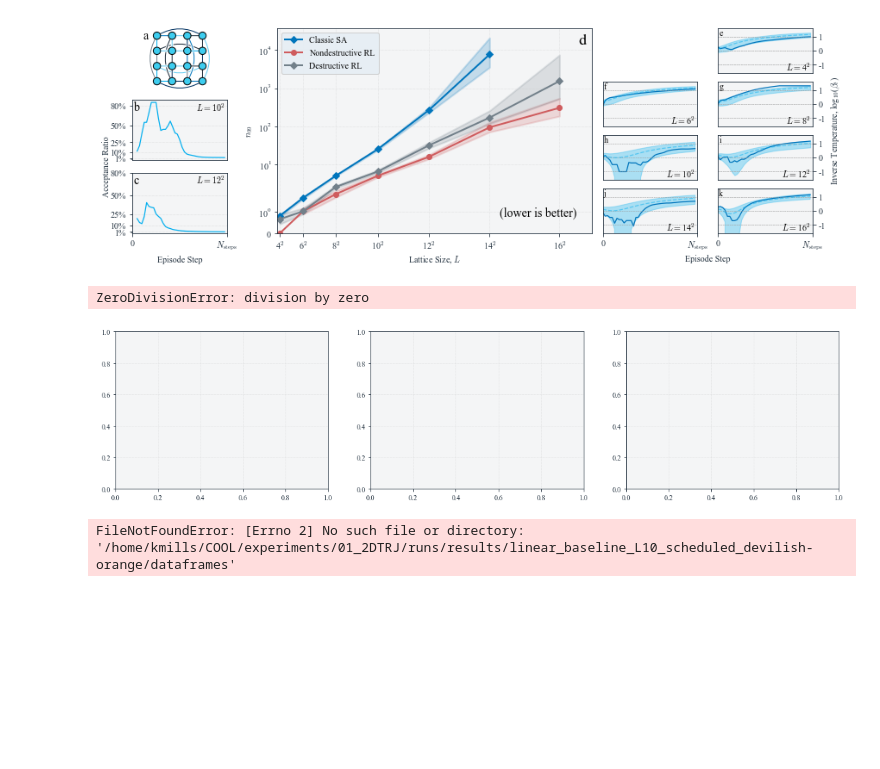
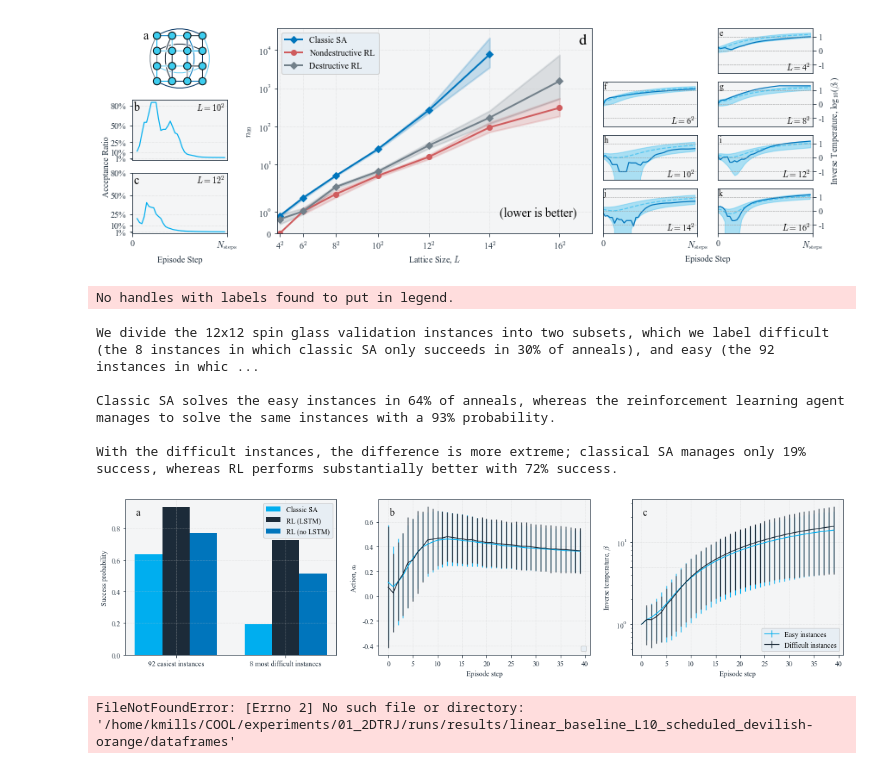
Before and after one commit to millskyle/COOL-1, a Jupyter notebook: plots/Plots.ipynb, the cells around one changed output. Saved outputs shown, nothing was run; the diff lists cells and outputs as text; code cells hidden in the pictures; blank space fills up the shorter version.

Commit message:
easy_diff_split.pdf

```diff
--- a/plots/Plots.ipynb
+++ b/plots/Plots.ipynb
@@ -733,43 +733,48 @@ def plot_easyhard_hamiltonian_success(ref_datafile, compare_datafiles, ref_trial
            100*easy_threshold/ref_trials_per_hamiltonian, ref_trials_per_hamiltonian, comp_trials_per_hamiltonian
 
 
-output = plot_easyhard_hamiltonian_success(ref_datafile=f"/home/kmills/COOL/experiments/01_2DTRJ/runs/results/linear_baseline_L8_dbeta_0.002000",
-                                  compare_datafiles=[f"/home/kmills/COOL/experiments/01_2DTRJ/runs/results/{normal[12]}",
-                                                     f"/home/kmills/COOL/experiments/01_2DTRJ/no_rnn/results/{no_rnn[12]}"],
+output = plot_easyhard_hamiltonian_success(ref_datafile=f"/home/kmills/COOL/experiments/01_2DTRJ/runs/results/linear_baseline_L8_dbeta_0.004000",
+                                  compare_datafiles=[f"/home/kmills/COOL/experiments/01_2DTRJ/runs/results/{normal[8]}",
+                                                     f"/home/kmills/COOL/experiments/01_2DTRJ/no_rnn/results/{no_rnn[8]}"],
                                   labels=["Classic SA", "RL (LSTM)", "RL (no LSTM)"],
                                   ref_trials_per_hamiltonian=100,
                                   comp_trials_per_hamiltonian=[10,100],
-                                  easy_threshold=3,
+                                  easy_threshold=30,
                                   instance_class="12x12")
 
 classic_easy, classic_diff,\
 (rl_easy, nornn_easy),\
 (rl_diff, nornn_diff),\
 instance_class, easy_threshold,\
 ref_trials_per_hamiltonian, comp_trials_per_hamiltonian = output
 
 pformat = ".0f"
 
 statement = f"""
 We divide the {instance_class} spin glass validation instances into two subsets, which we label difficult \
 (the {classic_diff[1]} instances in which classic SA only succeeds \
 in {easy_threshold:{pformat}}% of anneals), and easy (the {classic_easy[1]} instances in which classic SA \
 succeeds in more than {easy_threshold:{pformat}}% of anneals).
 
 Classic SA solves the easy instances in {compute_success(*classic_easy, ref_trials_per_hamiltonian):{pformat}}% of \
 anneals, whereas the reinforcement learning agent manages to solve the same instances with a \
 {compute_success(*rl_easy, comp_trials_per_hamiltonian[0]):{pformat}}% probability.
 
 With the difficult instances, the difference is more extreme; classical SA manages only \
 {compute_success(*classic_diff, ref_trials_per_hamiltonian):{pformat}}% success, whereas \
 RL performs substantially better with {compute_success(*rl_diff, comp_trials_per_hamiltonian[0]):{pformat}}% success.
 
 """
 
 print(statement)
 # %% [output]
-ZeroDivisionError: division by zero
+No handles with labels found to put in legend.
+We divide the 12x12 spin glass validation instances into two subsets, which we label difficult (the 8 instances in which classic SA only succeeds in 30% of anneals), and easy (the 92 instances in whic ...
+
+Classic SA solves the easy instances in 64% of anneals, whereas the reinforcement learning agent manages to solve the same instances with a 93% probability.
+
+With the difficult instances, the difference is more extreme; classical SA manages only 19% success, whereas RL performs substantially better with 72% success.
-[figure, old version]
+[figure, new version]
 # %%
 output = plot_easyhard_hamiltonian_success(
       ref_datafile=f"/home/kmills/COOL/experiments/01_2DTRJ/runs/results/linear_baseline_L10_dbeta_0.002000",
```
